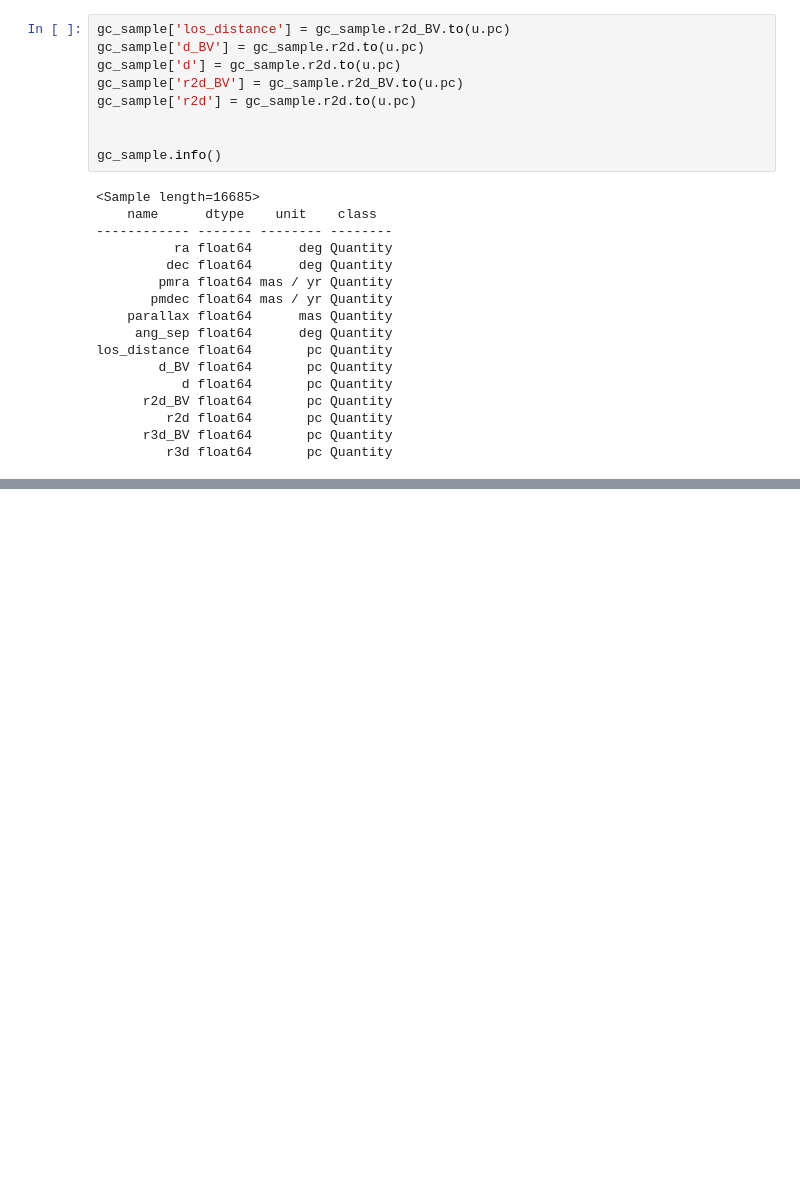
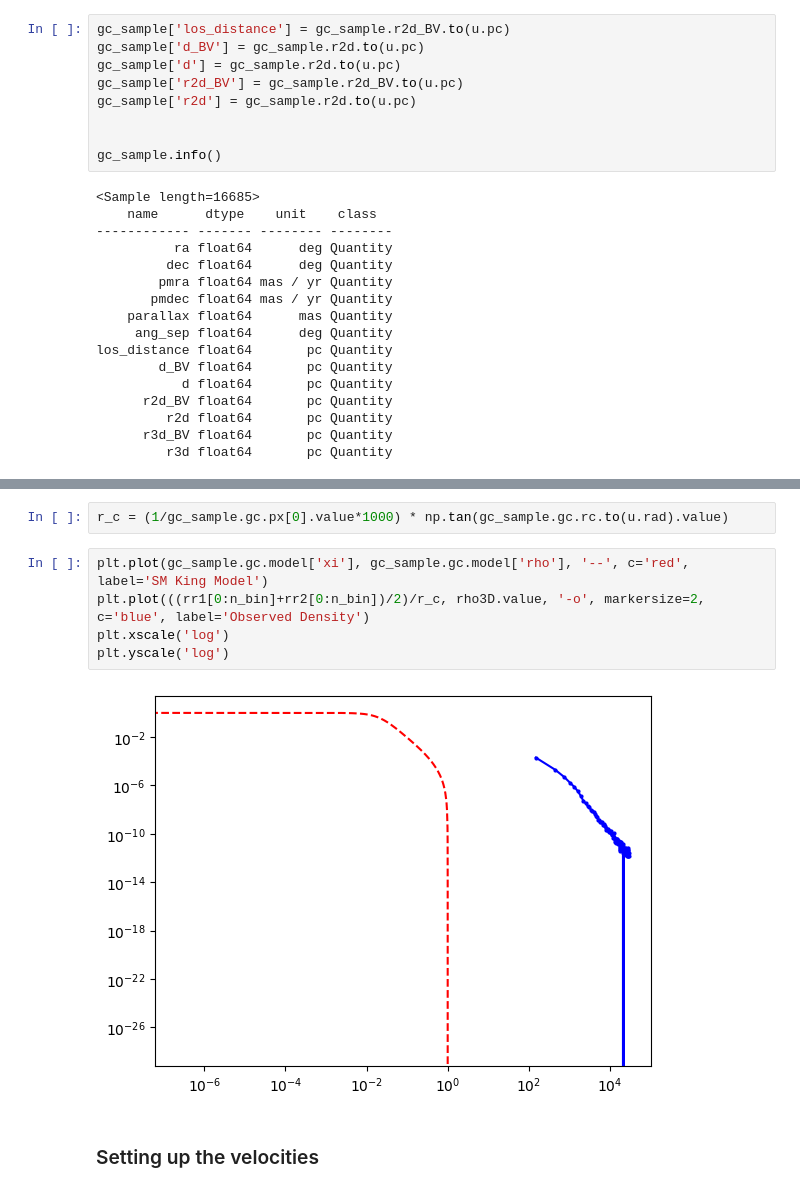
Before and after one commit to pietroferraiuolo/GRASP, a Jupyter notebook: scripts/n6121_analysis.ipynb, the cells around one changed output, grey strips where cells are left out. Drawn from its saved outputs; the diff is of its cells as text; blank space fills up the shorter version.

```diff
--- a/scripts/n6121_analysis.ipynb
+++ b/scripts/n6121_analysis.ipynb
@@ -630,0 +675,11 @@ grasp.plots.doubleHistScatter(gc_sample.r3d_BV.value, gc_sample.r3d.value, xlim=
+# %%
+r_c = (1/gc_sample.gc.px[0].value*1000) * np.tan(gc_sample.gc.rc.to(u.rad).value)
+# %%
+plt.plot(gc_sample.gc.model['xi'], gc_sample.gc.model['rho'], '--', c='red', label='SM King Model')
+plt.plot(((rr1[0:n_bin]+rr2[0:n_bin])/2)/r_c, rho3D.value, '-o', markersize=2, c='blue', label='Observed Density')
+plt.xscale('log')
+plt.yscale('log')
+# %% [output]
+[figure, added]
+# %% [markdown]
+### Setting up the velocities
```
Also changed, not shown: parts of 13 cells of this notebook, 2 other files.
